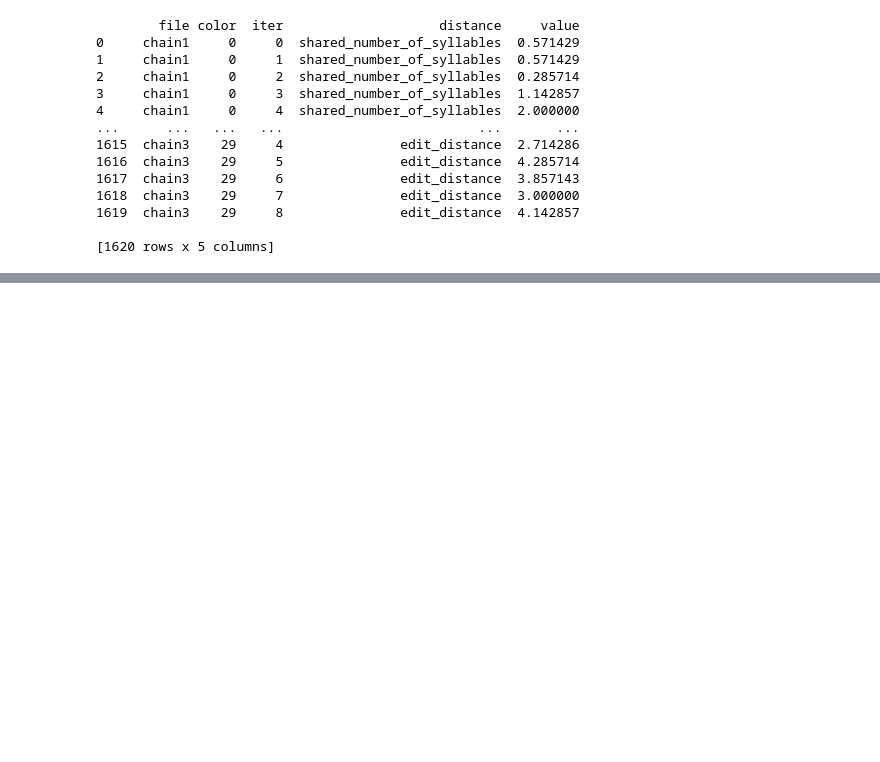
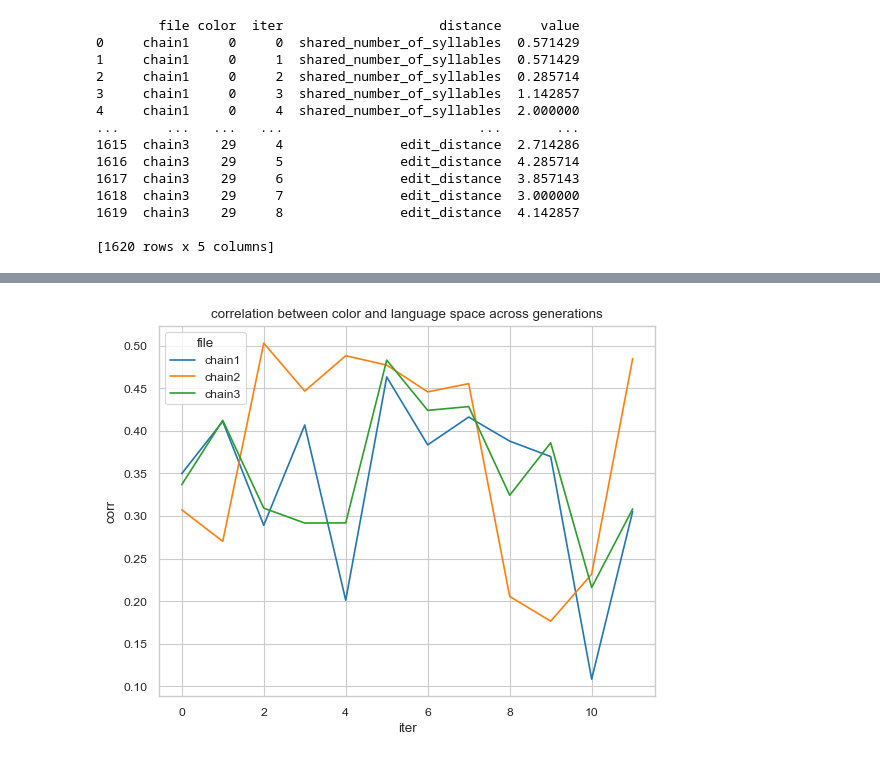
Before and after one commit to ColorlessGreenWug/color-evolution, a Jupyter notebook: freq_analysis.ipynb, the cells around one changed output, grey strips where cells are left out. Saved outputs shown, nothing was run; the diff lists cells and outputs as text; code cells hidden in the pictures; blank space fills up the shorter version.

```diff
--- a/freq_analysis.ipynb
+++ b/freq_analysis.ipynb
@@ -124,6 +152,12 @@ def edit_distance(word1, word2):
                 distances_.append(1 + min((distances[i1], distances[i1 + 1], distances_[-1])))
         distances = distances_
     return distances[-1]
+
+def color_lab_distance(color1, color2):
+    '''
+    clab distance between two colors
+    '''
+    return np.linalg.norm(clab_vec[color1] - clab_vec[color2])
 # %%
 def differences_across_generation(col, distance_metric, kernel=[1]):
     diffs = []
@@ -176,0 +211,10 @@ for dist in [shared_number_of_syllables, edit_distance]:
+# %%
+num_cols = 30
+X = []
+for i in range(num_cols):
+    for j in range(num_cols):
+        X.append(color_lab_distance(i, j))
+
+Y = [0] * (num_cols * num_cols)
+Y[0] = 1e-7
+np.corrcoef(X, Y)[0, 1]
@@ -176,0 +223,19 @@ for dist in [shared_number_of_syllables, edit_distance]:
+# %%
+rows = []
+columns = ["file", "iter", "corr"]
+
+for data_n, data in all_data.items():
+    count_iter = 0
+    for _, row in data.iterrows():
+
+        Y = []
+        for i in range(num_cols):
+            for j in range(num_cols):
+                Y.append(edit_distance(row[i], row[j]))
+        corr = np.corrcoef(X, Y)[0, 1]
+        row = [data_n, count_iter, corr]
+        rows.append(row)
+        count_iter += 1
+
+corr_df = pd.DataFrame(rows, columns=columns)
+print(corr_df)
@@ -176,0 +260,8 @@ for dist in [shared_number_of_syllables, edit_distance]:
+# %%
+plt.figure()
+sns.lineplot(x="iter", y="corr", hue="file", data=corr_df, markers=True, errorbar='sd')
+plt.title(f'correlation between color and language space across generations')
+plt.savefig(f'plots/correlation.jpg', dpi=400)
+plt.show()
+# %% [output]
+[figure, added]
```
Also changed, not shown: parts of 5 cells of this notebook, 4 other files.
